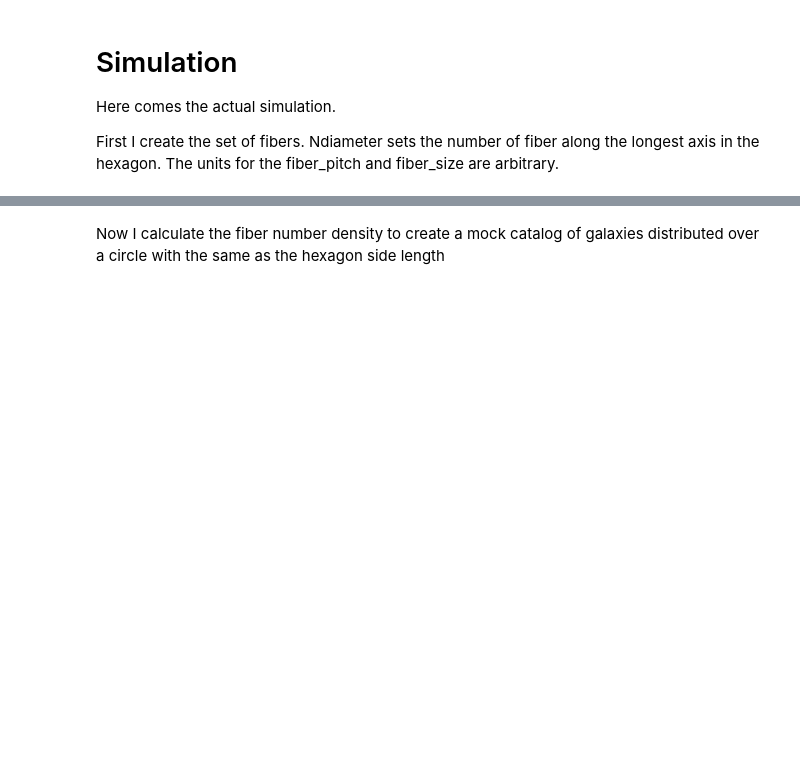
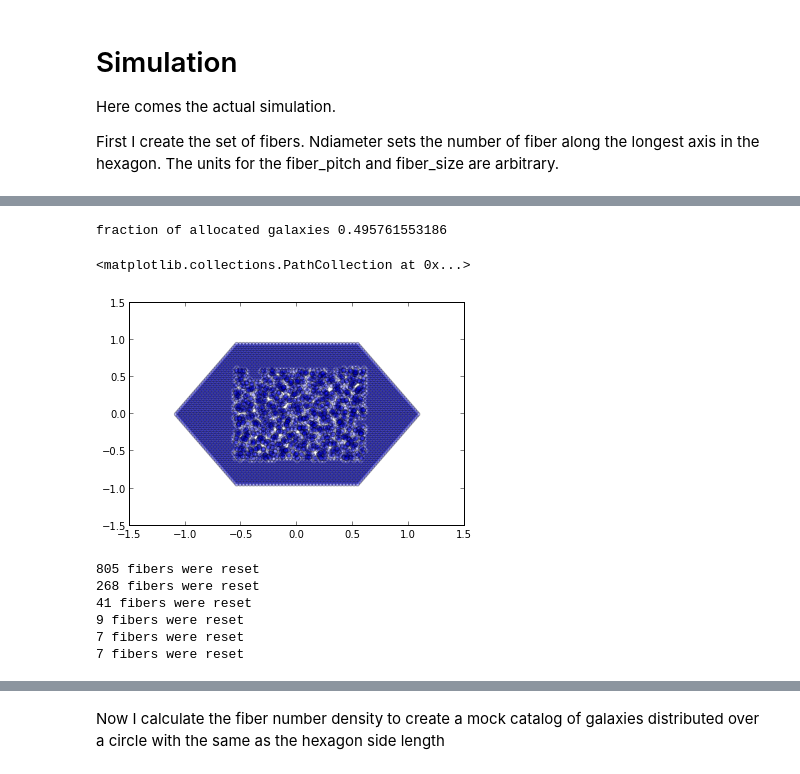
Before and after one commit to forero/FiberAllocation, a Jupyter notebook: source/fiber_allocation.ipynb, the cells around one changed output, grey strips where cells are left out. Drawn from its saved outputs; the diff is of its cells as text; code cells hidden in the pictures; blank space fills up the shorter version.

```diff
--- a/source/fiber_allocation.ipynb
+++ b/source/fiber_allocation.ipynb
@@ -347,0 +436,21 @@ print fibers.Nfibers
+# %%
+allocated_gals = where(observed_gals.tile_visit_ID!=-1)
+n_allocated = size(allocated_gals)
+n_total_gals = 1.0*observed_gals.Ngalaxies
+print 'fraction of allocated galaxies', n_allocated/n_total_gals
+scatter(fibers.x, fibers.y, alpha=0.3)
+# %% [output]
+fraction of allocated galaxies 0.495761553186
+<matplotlib.collections.PathCollection at 0x...>
+[figure, added]
+# %%
+#reset fibers and run allocatio again
+fibers = FiberSet(Ndiameter=73, fiber_pitch=fiber_pitch_mm * plate_scale, fiber_size=fiber_size_mm * plate_scale)
+make_fiber_allocation(fibers, observed_gals, tile_visit_ID=2, rank_criterion=method)
+# %% [output]
+805 fibers were reset
+268 fibers were reset
+41 fibers were reset
+9 fibers were reset
+7 fibers were reset
+7 fibers were reset
```
Also changed, not shown: parts of 15 cells of this notebook.
